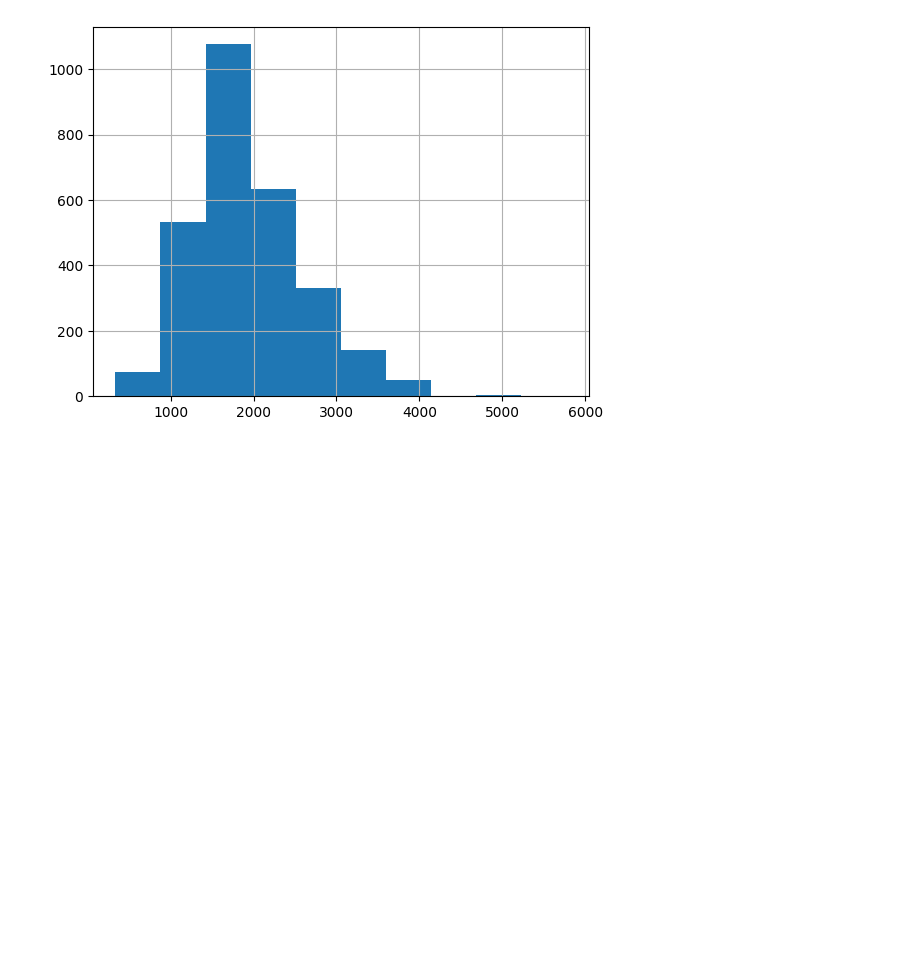
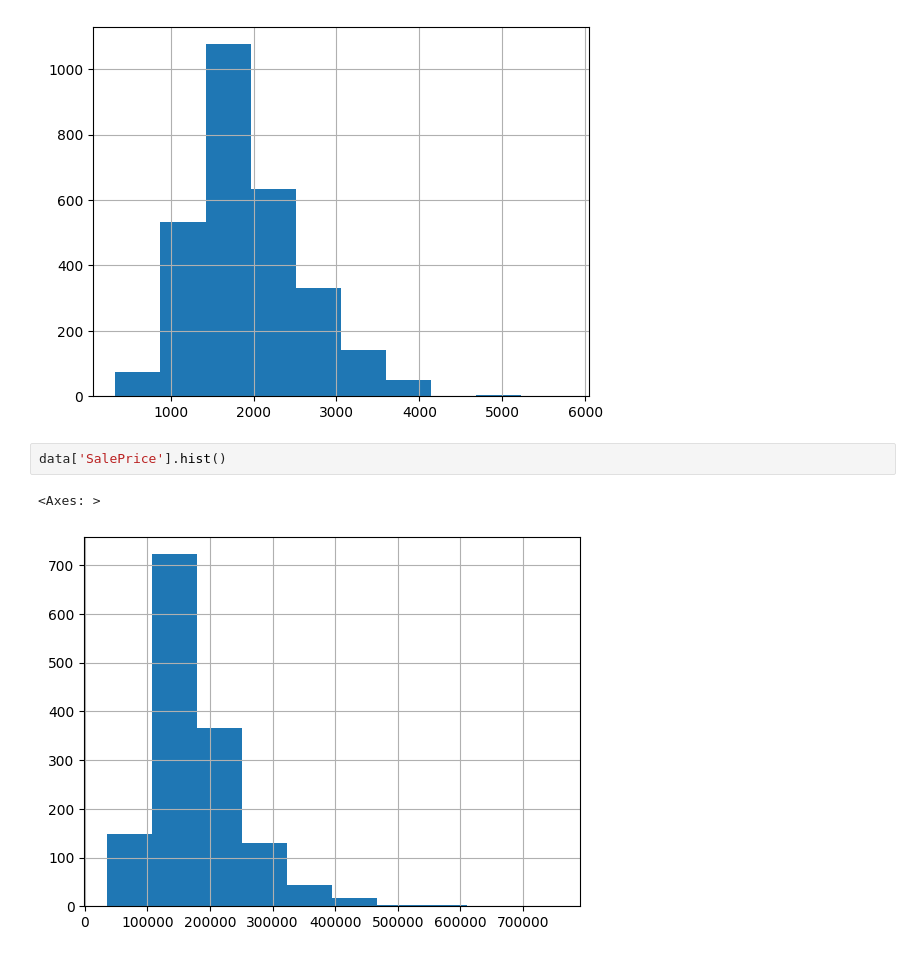
Before and after one commit to tsal4/data2000_labs, a Jupyter notebook: labs/050_decision-trees.ipynb, the cells around one changed output. Saved outputs shown, nothing was run; the diff lists cells and outputs as text; blank space fills up the shorter version.

```diff
--- a/labs/050_decision-trees.ipynb
+++ b/labs/050_decision-trees.ipynb
@@ -489,3 +491,8 @@ data["TotalSF"].hist()
 # %% [output]
 <Axes: >
 [figure]
+# %%
+data['SalePrice'].hist()
+# %% [output]
+<Axes: >
+[figure, added]
```
Also changed, not shown: parts of 9 cells of this notebook.
